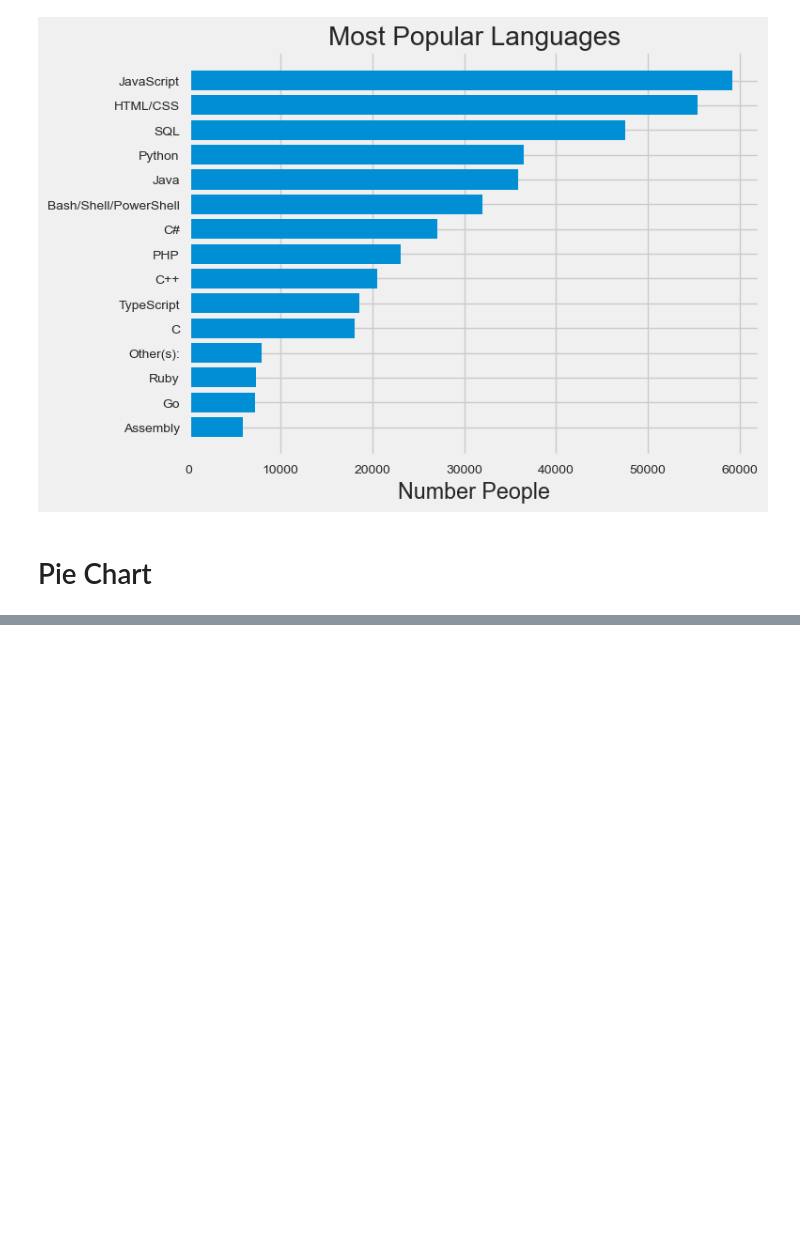
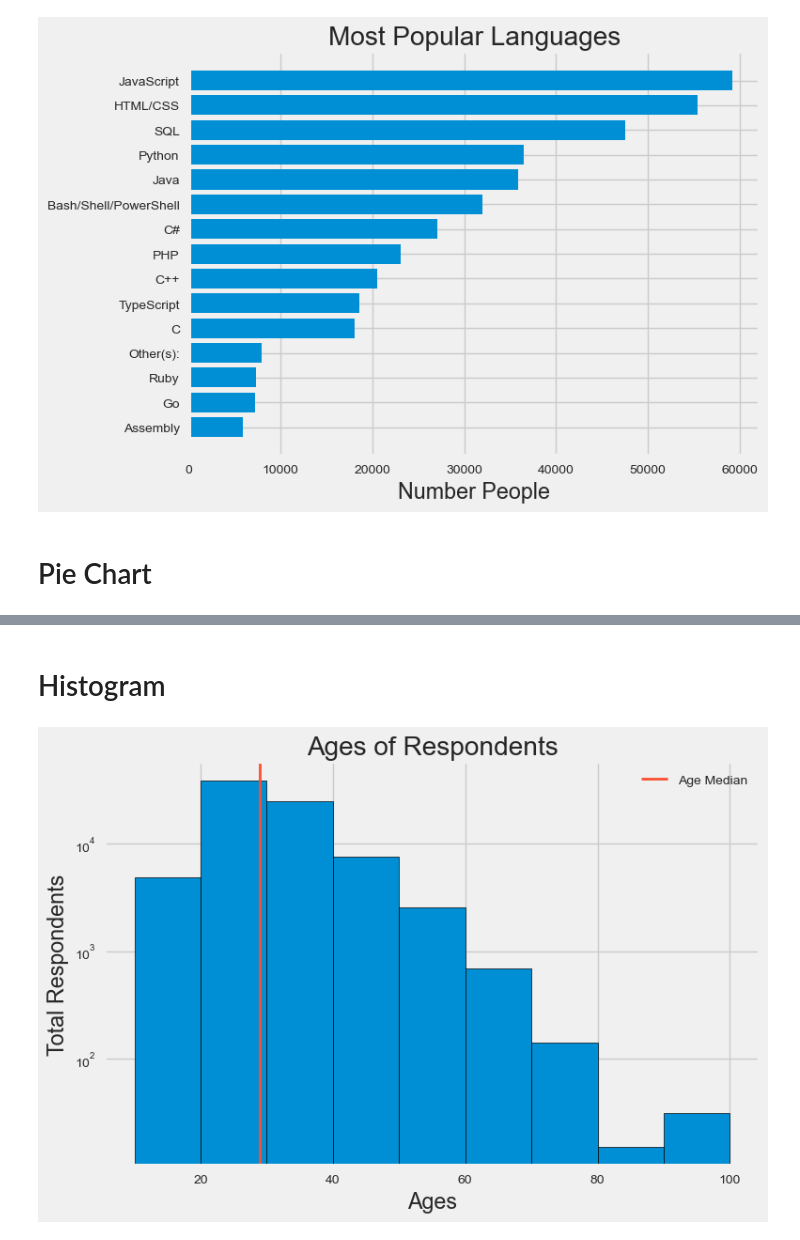
Before and after one commit to ndhineshkumaar/LibPractice, a Jupyter notebook: Matplotlib/mpl_demo.ipynb, the cells around one changed output, grey strips where cells are left out. Cells and saved outputs as stored; diff of their text form; code cells hidden in the pictures; blank space fills up the shorter version.

```diff
--- a/Matplotlib/mpl_demo.ipynb
+++ b/Matplotlib/mpl_demo.ipynb
@@ -132,0 +196,26 @@ plt.show()
+# %% [markdown]
+# Histogram
+# %%
+data = pd.read_csv('data_Hist.csv')
+ids = data['Responder_id']
+ages = data['Age']
+bins=[10,20,30,40,50,60,70,80,90,100]
+
+plt.hist(ages,bins=bins,edgecolor='black',log=True)
+
+median_age = 29
+color = '#fc4f30'
+
+plt.axvline(median_age,color=color,label='Age Median',linewidth=2)
+
+plt.legend()
+
+plt.title('Ages of Respondents')
+plt.xlabel('Ages')
+plt.ylabel('Total Respondents')
+
+plt.tight_layout()
+
+plt.show()
+# %% [output]
+[figure, added]
```
Also changed, not shown: parts of 7 cells of this notebook, 4 other files.
